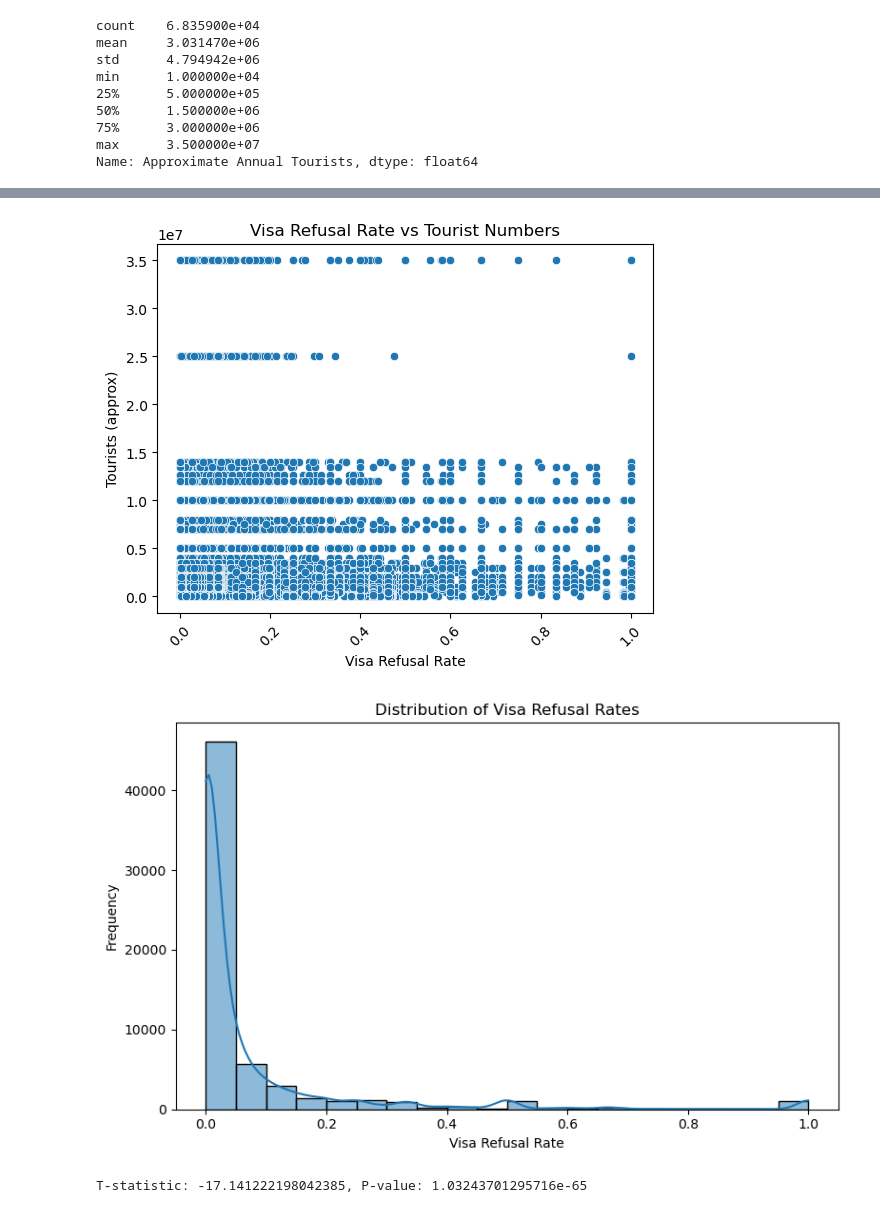
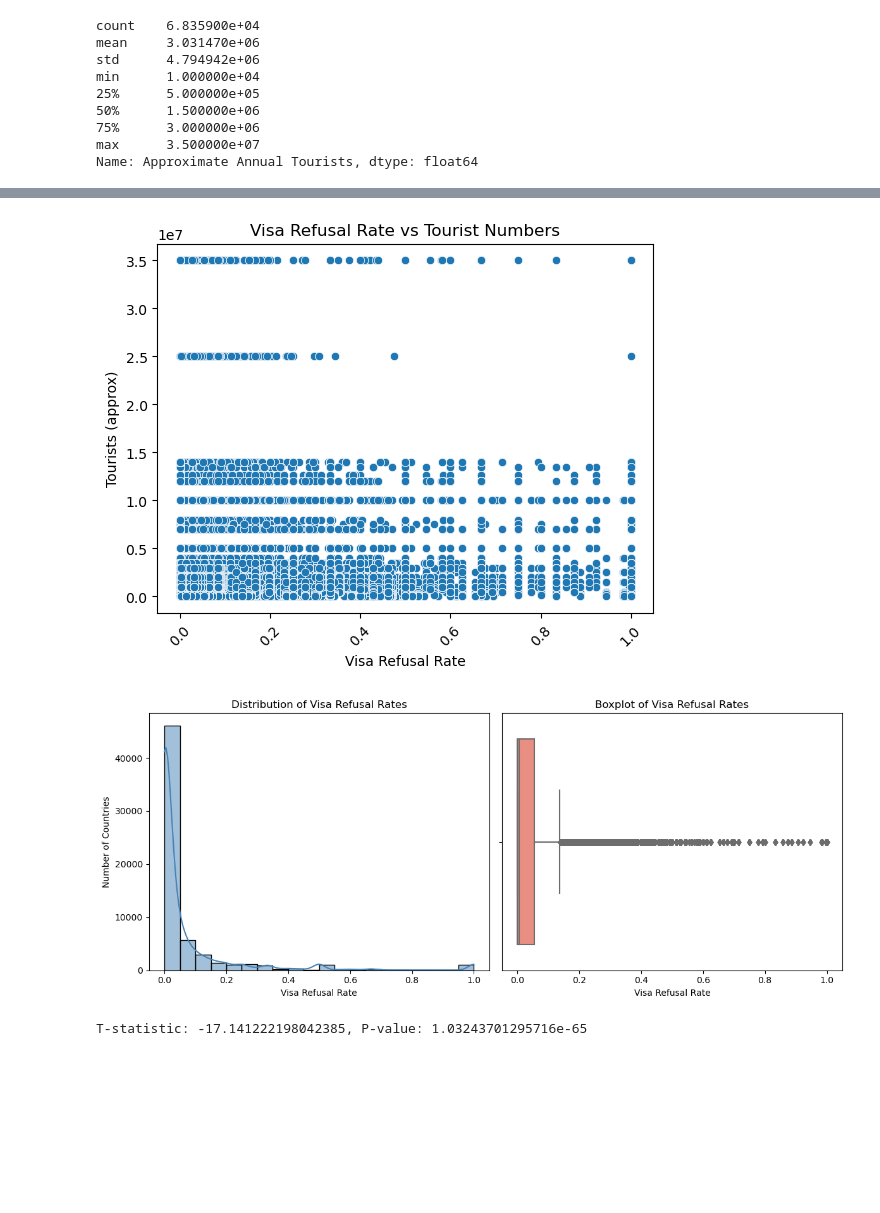
Before and after one commit to iremsuozdemir/DSA210, a Jupyter notebook: dsa210project.ipynb, the cells around one changed output, grey strips where cells are left out. Cells and saved outputs as stored; diff of their text form; code cells hidden in the pictures; blank space fills up the shorter version.

```diff
--- a/dsa210project.ipynb
+++ b/dsa210project.ipynb
@@ -171,43 +192,48 @@ min      1.000000e+04
 75%      3.000000e+06
 max      3.500000e+07
 Name: Approximate Annual Tourists, dtype: float64
-# %%
-
-merged_df["Approximate Annual Tourists"] = merged_df["Approximate Annual Tourists"].apply(convert_tourist_count)
 # %%
 import seaborn as sns
 import matplotlib.pyplot as plt
 
 # Correlation heatmap
 plt.figure(figsize=(10, 6))
 sns.heatmap(merged_df.corr(numeric_only=True), annot=True, cmap="coolwarm")
 plt.title("Correlation Heatmap")
 plt.show()
 
 # Scatter plot: Visa Rejection Rate vs Tourist Numbers
 sns.scatterplot(
     x="visitor_visa_refusal_rate",
     y="Approximate Annual Tourists",
     data=merged_df
 )
 plt.title("Visa Refusal Rate vs Tourist Numbers")
 plt.xlabel("Visa Refusal Rate")
 plt.ylabel("Tourists (approx)")
 plt.xticks(rotation=45)
 plt.show()
 
-# Histogram of Visa Refusal Rate
-plt.figure(figsize=(8, 5))
-sns.histplot(data=merged_df, x="visitor_visa_refusal_rate", kde=True, bins=20)
+plt.figure(figsize=(12, 5))
+# Histogram of visa refusal rates
+plt.subplot(1, 2, 1)
+sns.histplot(model_df["visitor_visa_refusal_rate"], bins=20, kde=True, color='steelblue')
 plt.title("Distribution of Visa Refusal Rates")
 plt.xlabel("Visa Refusal Rate")
-plt.ylabel("Frequency")
+plt.ylabel("Number of Countries")
+
+# Boxplot of visa refusal rates
+plt.subplot(1, 2, 2)
+sns.boxplot(x=model_df["visitor_visa_refusal_rate"], color='salmon')
+plt.title("Boxplot of Visa Refusal Rates")
+plt.xlabel("Visa Refusal Rate")
+
 plt.tight_layout()
 plt.show()
 # %% [output]
 [figure]
 [figure]
-[figure, old version]
+[figure, new version]
 # %%
 import scipy.stats as stats
 
```
Also changed, not shown: parts of 6 cells of this notebook.
